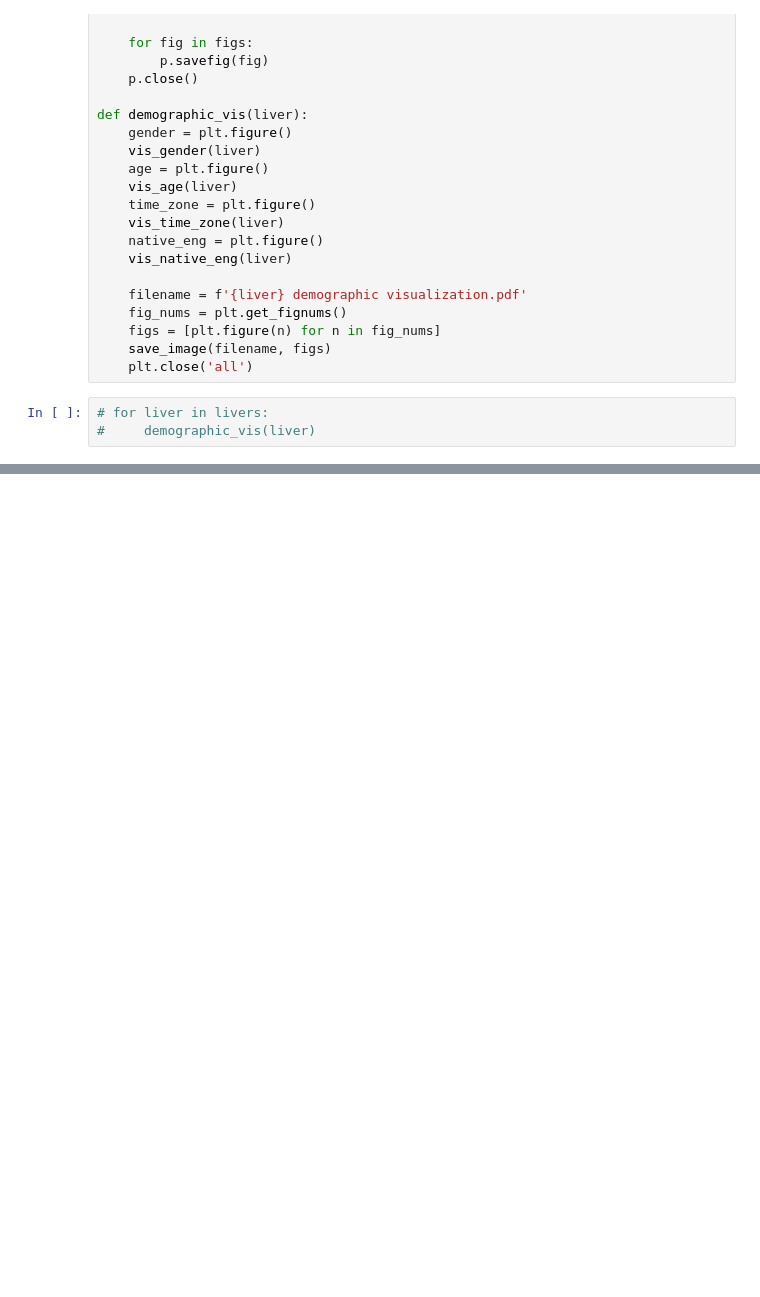
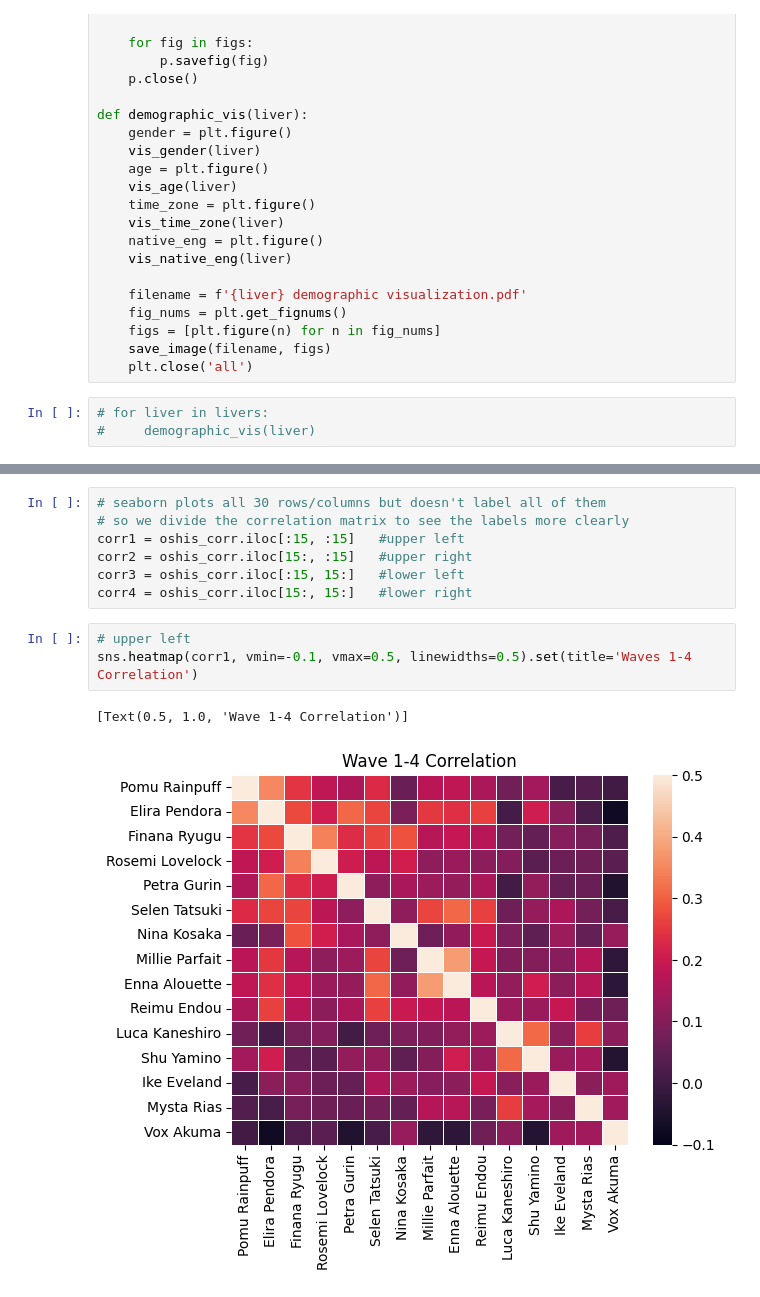
Before and after one commit to gkao25/nijiEN_fanbase_overlap, a Jupyter notebook: code.ipynb, the cells around one changed output, grey strips where cells are left out. Drawn from its saved outputs; the diff is of its cells as text; blank space fills up the shorter version.

```diff
--- a/code.ipynb
+++ b/code.ipynb
@@ -508,0 +544,13 @@ def demographic_vis(liver):
+# %%
+# seaborn plots all 30 rows/columns but doesn't label all of them
+# so we divide the correlation matrix to see the labels more clearly
+corr1 = oshis_corr.iloc[:15, :15]   #upper left
+corr2 = oshis_corr.iloc[15:, :15]   #upper right
+corr3 = oshis_corr.iloc[:15, 15:]   #lower left
+corr4 = oshis_corr.iloc[15:, 15:]   #lower right
+# %%
+# upper left
+sns.heatmap(corr1, vmin=-0.1, vmax=0.5, linewidths=0.5).set(title='Waves 1-4 Correlation')
+# %% [output]
+[Text(0.5, 1.0, 'Wave 1-4 Correlation')]
+[figure, added]
```
Also changed, not shown: parts of 16 cells of this notebook.
